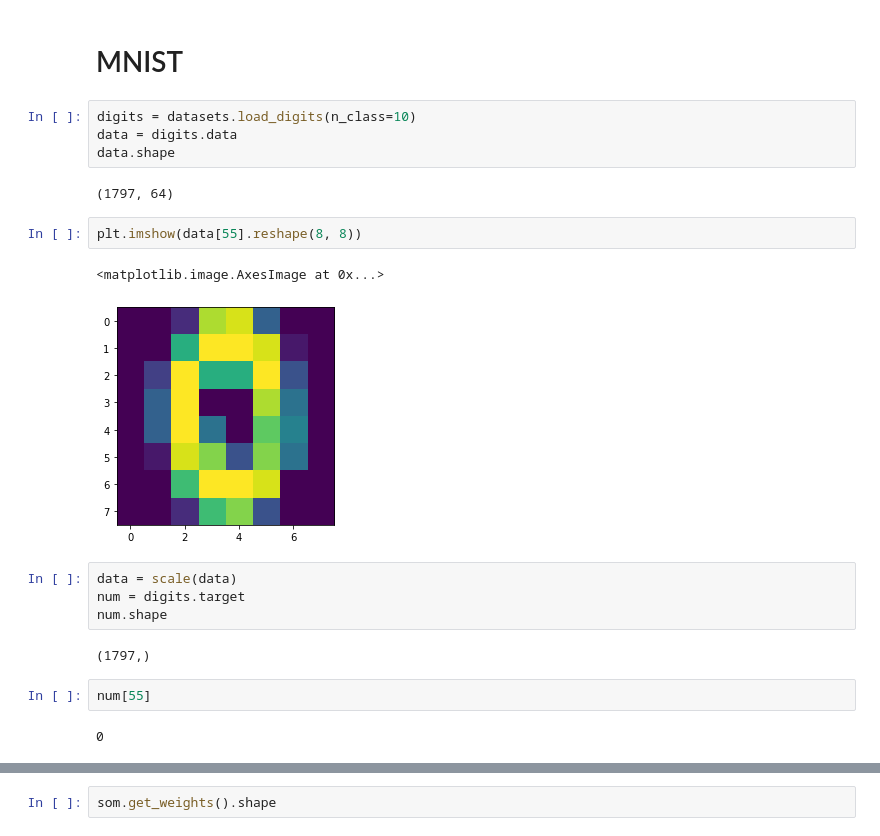
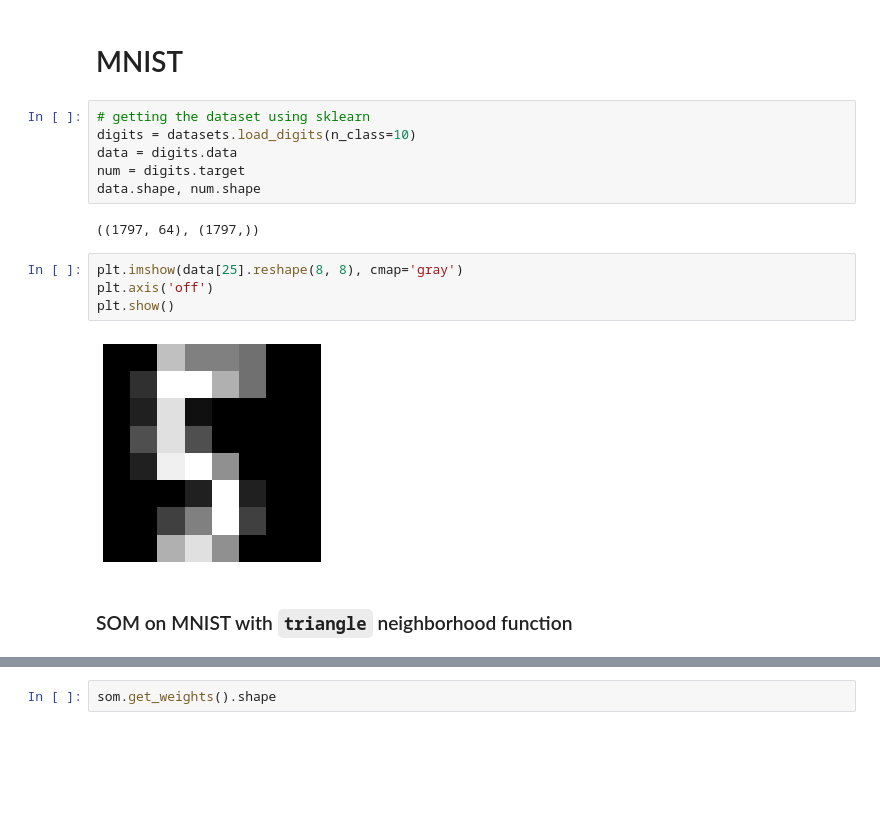
Before and after one commit to moaaztaha/PCA-SOM-ANN, a Jupyter notebook: SOM.ipynb, the cells around one changed output, grey strips where cells are left out. Saved outputs shown, nothing was run; the diff lists cells and outputs as text; blank space fills up the shorter version.

```diff
--- a/SOM.ipynb
+++ b/SOM.ipynb
@@ -22,24 +30,19 @@ from sklearn.preprocessing import scale
 # %% [markdown]
 # MNIST
 # %%
+# getting the dataset using sklearn
 digits = datasets.load_digits(n_class=10)
 data = digits.data
-data.shape
+num = digits.target
+data.shape, num.shape
 # %% [output]
-(1797, 64)
+((1797, 64), (1797,))
 # %%
-plt.imshow(data[55].reshape(8, 8))
+plt.imshow(data[25].reshape(8, 8), cmap='gray')
+plt.axis('off')
+plt.show()
 # %% [output]
-<matplotlib.image.AxesImage at 0x...>
-[figure, old version]
+[figure, new version]
-# %%
-data = scale(data)
-num = digits.target
-num.shape
-# %% [output]
-(1797,)
-# %%
-num[55]
-# %% [output]
-0
+# %% [markdown]
+### SOM on MNIST with `triangle` neighborhood function
 # %%
```
Also changed, not shown: parts of 26 cells of this notebook, 6 other files.
